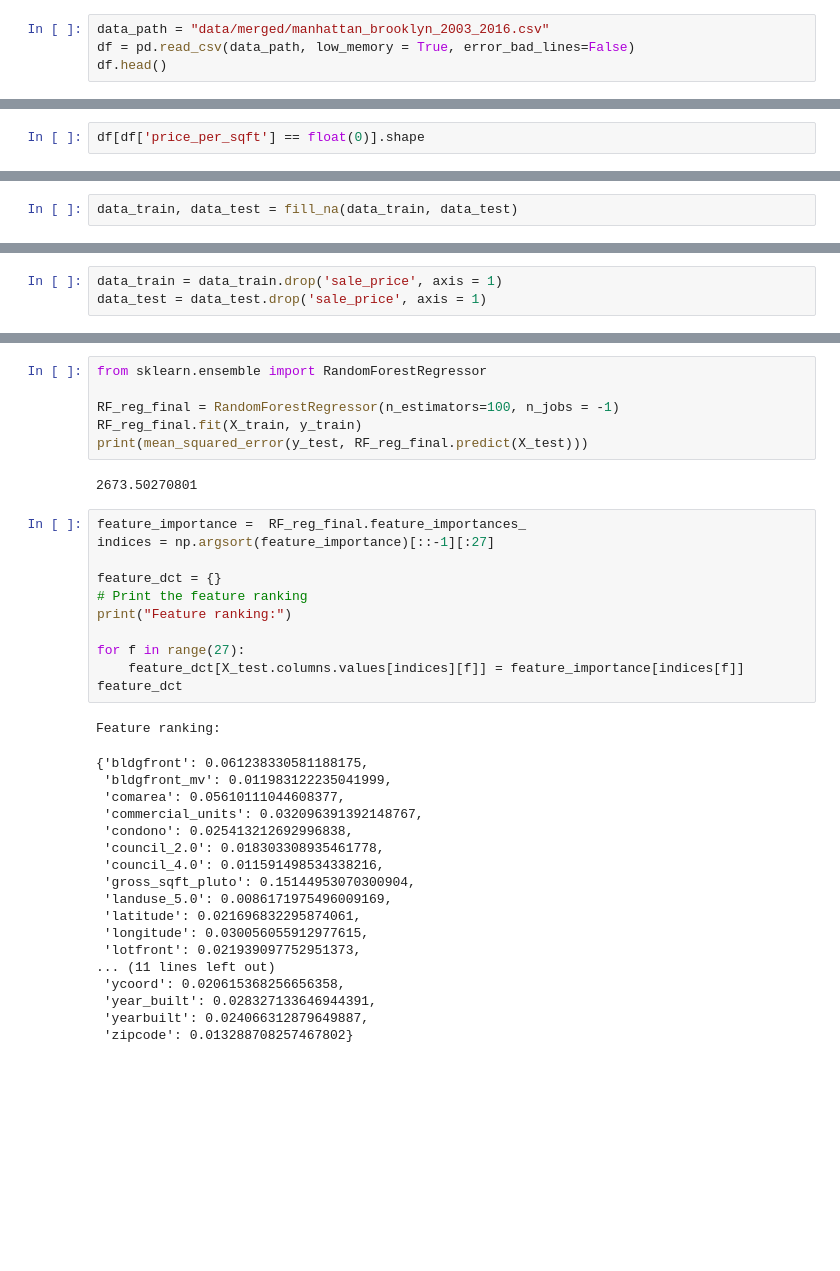
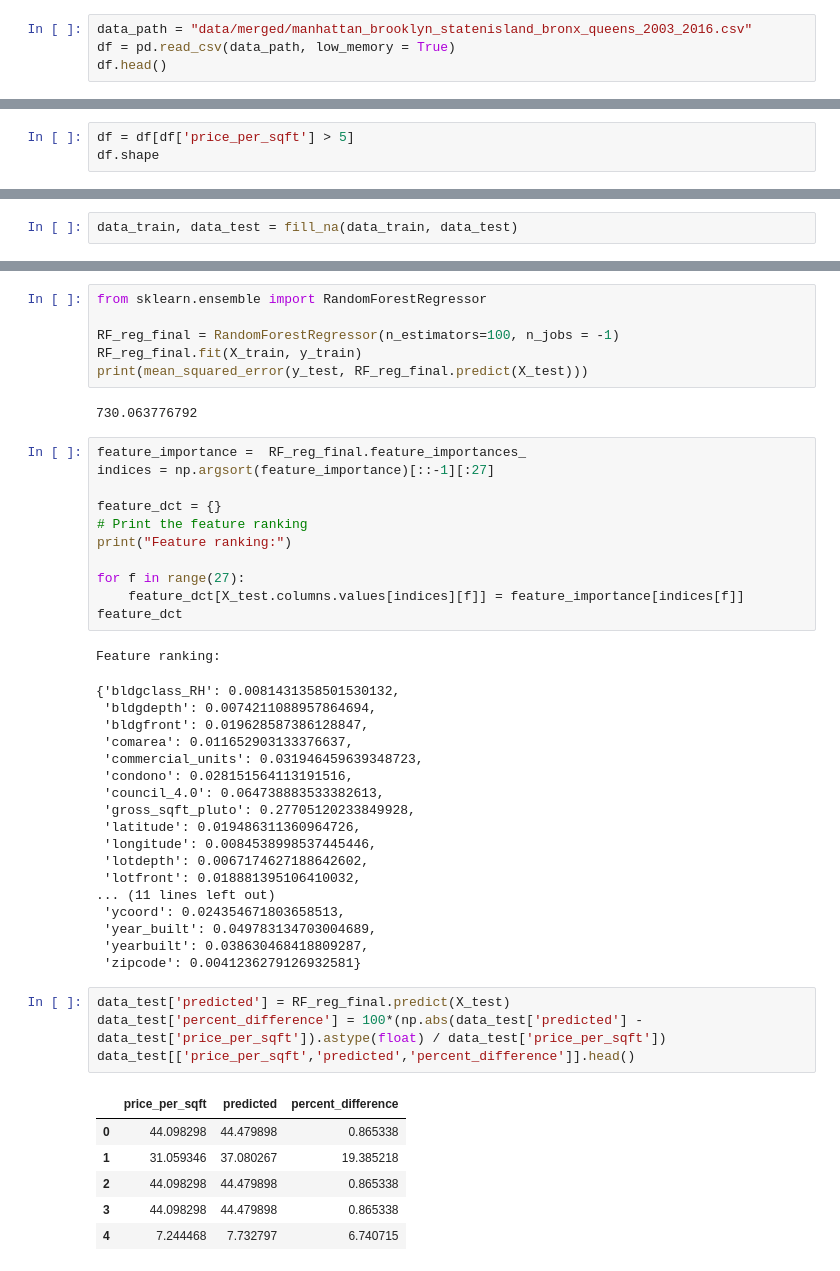
Before and after one commit to jgutman/reveal-estate, a Jupyter notebook: PLUTO_FinanceModeling.ipynb, the cells around one changed output, grey strips where cells are left out. Drawn from its saved outputs; the diff is of its cells as text; blank space fills up the shorter version.

```diff
--- a/PLUTO_FinanceModeling.ipynb
+++ b/PLUTO_FinanceModeling.ipynb
@@ -13,8 +13,8 @@ import collections
 
 %matplotlib inline
 # %%
-data_path = "data/merged/manhattan_brooklyn_2003_2016.csv"
-df = pd.read_csv(data_path, low_memory = True, error_bad_lines=False)
+data_path = "data/merged/manhattan_brooklyn_statenisland_bronx_queens_2003_2016.csv"
+df = pd.read_csv(data_path, low_memory = True)
 df.head()
 # %% [output]
 |  | zipcode | ltdheight | splitzone | easements | comarea | resarea | numbldgs | numfloors | unitsres | unitstotal | ... |
@@ -38,5 +38,6 @@ df[['gross_sqft_pluto','sale_price','price_per_sqft']].head()
 | 3 | 1888126.0 | 0 | 0.000000e+00 |
 | 4 | 1888126.0 | 1 | 5.296257e-07 |
 # %%
-df[df['price_per_sqft'] == float(0)].shape
+df = df[df['price_per_sqft'] > 5]
+df.shape
 # %% [output]
@@ -179,6 +171,3 @@ print(data_train.shape, data_test.shape)
-# %%
-data_train = data_train.drop('sale_price', axis = 1)
-data_test = data_test.drop('sale_price', axis = 1)
 # %%
 cols = list(data_train.columns.values) #Make a list of all of the columns in the df
 cols.pop(cols.index('price_per_sqft')) #Remove b from list
@@ -221,7 +210,7 @@ RF_reg_final = RandomForestRegressor(n_estimators=100, n_jobs = -1)
 RF_reg_final.fit(X_train, y_train)
 print(mean_squared_error(y_test, RF_reg_final.predict(X_test)))
 # %% [output]
-2673.50270801
+730.063776792
 # %%
 feature_importance =  RF_reg_final.feature_importances_
 indices = np.argsort(feature_importance)[::-1][:27]
@@ -235,20 +224,31 @@ for f in range(27):
 feature_dct
 # %% [output]
 Feature ranking:
-{'bldgfront': 0.061238330581188175,
- 'bldgfront_mv': 0.011983122235041999,
- 'comarea': 0.05610111044608377,
- 'commercial_units': 0.032096391392148767,
- 'condono': 0.025413212692996838,
- 'council_2.0': 0.018303308935461778,
- 'council_4.0': 0.011591498534338216,
- 'gross_sqft_pluto': 0.15144953070300904,
- 'landuse_5.0': 0.0086171975496009169,
- 'latitude': 0.021696832295874061,
- 'longitude': 0.030056055912977615,
- 'lotfront': 0.021939097752951373,
+{'bldgclass_RH': 0.0081431358501530132,
+ 'bldgdepth': 0.0074211088957864694,
+ 'bldgfront': 0.019628587386128847,
+ 'comarea': 0.011652903133376637,
+ 'commercial_units': 0.031946459639348723,
+ 'condono': 0.028151564113191516,
+ 'council_4.0': 0.064738883533382613,
+ 'gross_sqft_pluto': 0.27705120233849928,
+ 'latitude': 0.019486311360964726,
+ 'longitude': 0.0084538998537445446,
+ 'lotdepth': 0.0067174627188642602,
+ 'lotfront': 0.018881395106410032,
 ... (11 lines left out)
- 'ycoord': 0.020615368256656358,
- 'year_built': 0.028327133646944391,
- 'yearbuilt': 0.024066312879649887,
- 'zipcode': 0.013288708257467802}
+ 'ycoord': 0.024354671803658513,
+ 'year_built': 0.049783134703004689,
+ 'yearbuilt': 0.038630468418809287,
+ 'zipcode': 0.0041236279126932581}
+# %%
+data_test['predicted'] = RF_reg_final.predict(X_test)
+data_test['percent_difference'] = 100*(np.abs(data_test['predicted'] - data_test['price_per_sqft']).astype(float) / data_test['price_per_sqft'])
+data_test[['price_per_sqft','predicted','percent_difference']].head()
+# %% [output]
+|  | price_per_sqft | predicted | percent_difference |
+| 0 | 44.098298 | 44.479898 | 0.865338 |
+| 1 | 31.059346 | 37.080267 | 19.385218 |
+| 2 | 44.098298 | 44.479898 | 0.865338 |
+| 3 | 44.098298 | 44.479898 | 0.865338 |
+| 4 | 7.244468 | 7.732797 | 6.740715 |
```
Also changed, not shown: parts of 11 cells of this notebook, 3 other files.
